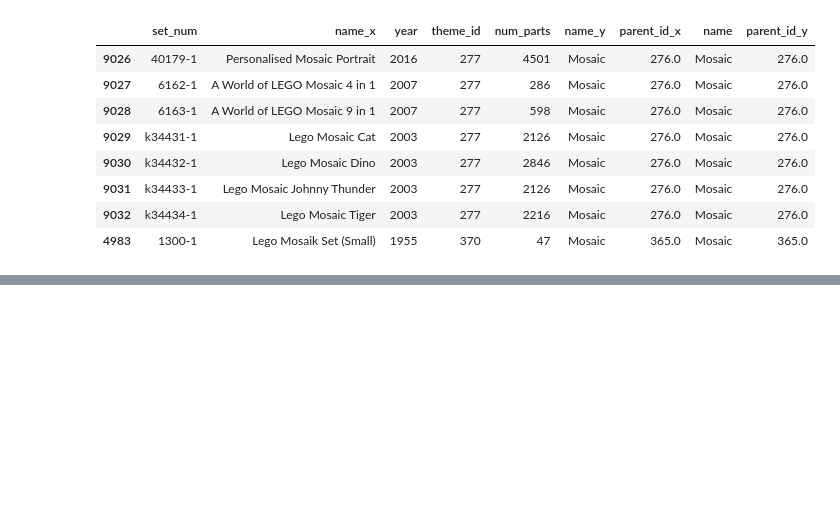
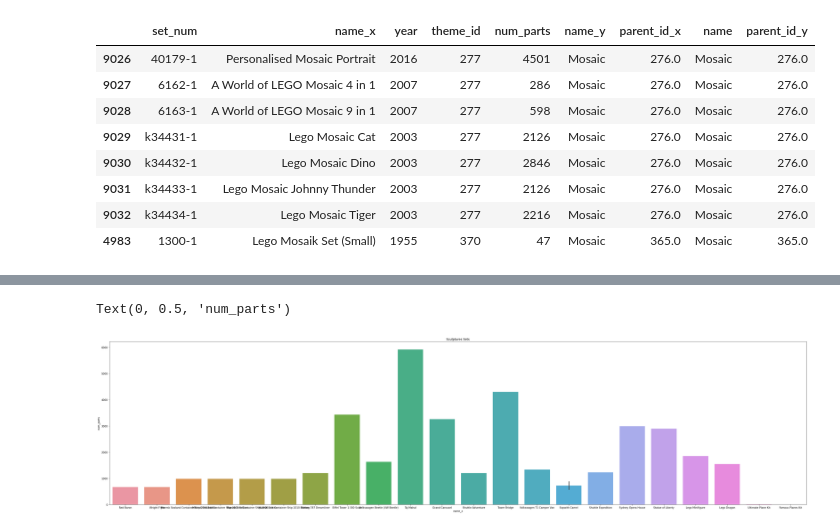
Before and after one commit to RodolfoPerna/portfolio, a Jupyter notebook: Lego_History.ipynb, the cells around one changed output, grey strips where cells are left out. Saved outputs shown, nothing was run; the diff lists cells and outputs as text; code cells hidden in the pictures; blank space fills up the shorter version.

```diff
--- a/Lego_History.ipynb
+++ b/Lego_History.ipynb
@@ -127,3 +155,11 @@ sculpture_buildings.sort_values(by = 'num_parts', ascending = False)
 | 739 | 3451-1 | Sopwith Camel | 2001 | 276 | 575 | Sculptures | NaN | Sculptures | NaN |
 | 742 | K10124-1 | Ultimate Plane Kit | 2003 | 276 | 3 | Sculptures | NaN | Sculptures | NaN |
 | 743 | K3451-1 | Famous Planes Kit | 2002 | 276 | 2 | Sculptures | NaN | Sculptures | NaN |
+# %%
+plt.figure(figsize=(50,12))
+plt.title("Sculptures Sets")
+sns.barplot(x=sculpture_buildings['name_x'], y=sculpture_buildings['num_parts'])
+plt.ylabel("num_parts")
+# %% [output]
+Text(0, 0.5, 'num_parts')
+[figure, added]
```
Also changed, not shown: parts of 3 cells of this notebook.
